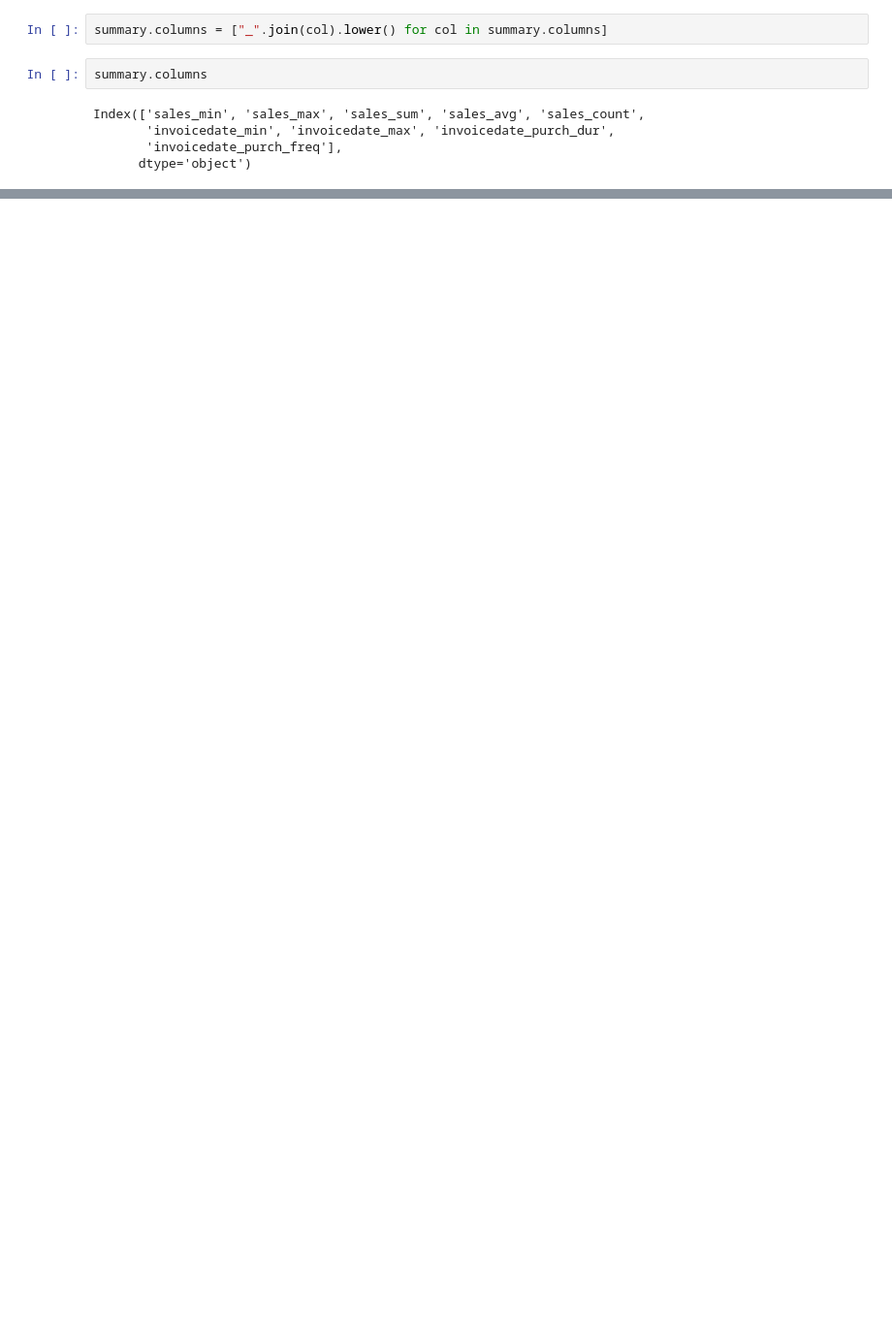
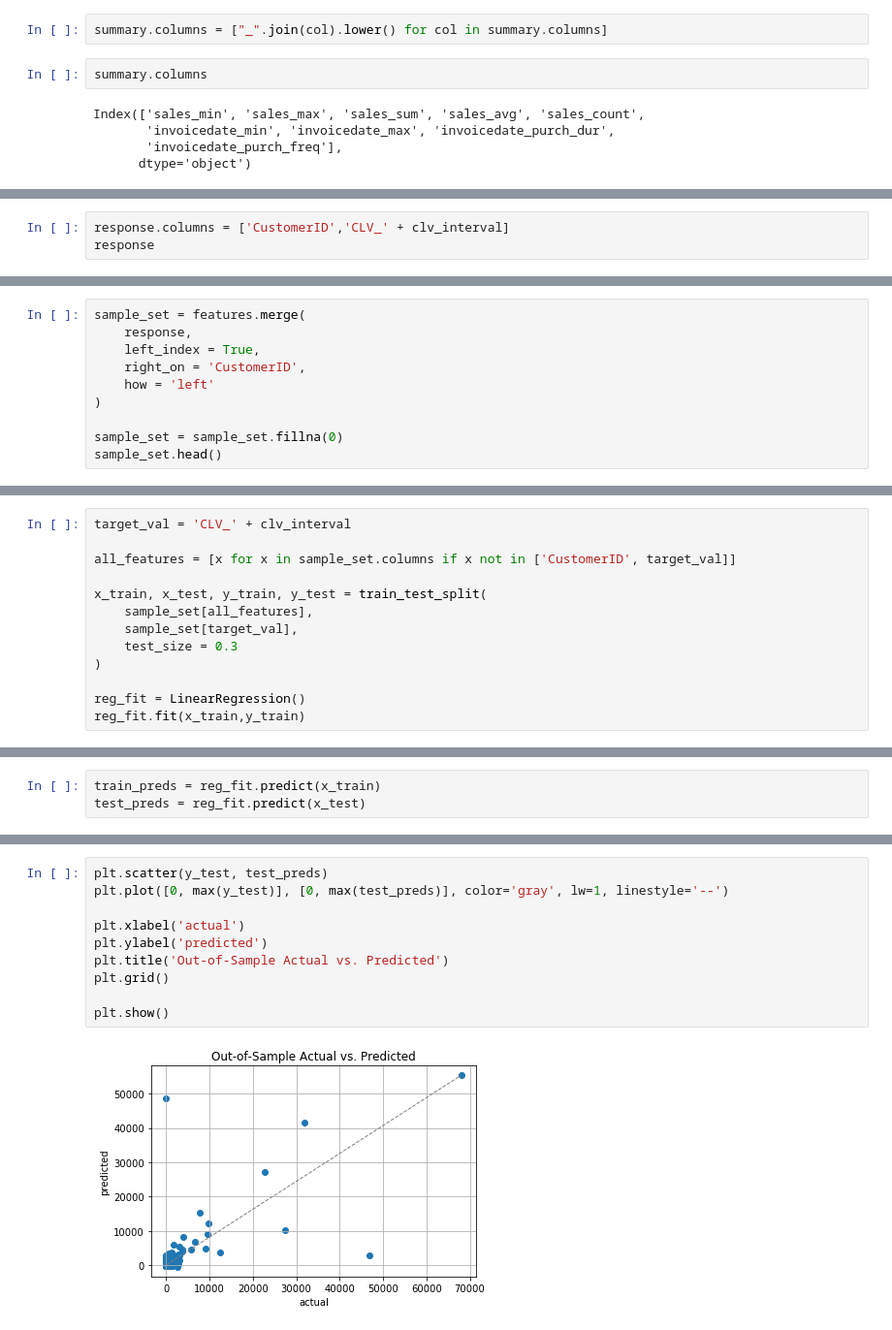
Before and after one commit to Zielzor/Customer-Lifetime-Value, a Jupyter notebook: Customer Lifetime Value Analysis.ipynb, the cells around one changed output, grey strips where cells are left out. Shown at 97% size. Drawn from its saved outputs; the diff is of its cells as text; blank space fills up the shorter version.

```diff
--- a/Customer Lifetime Value Analysis.ipynb
+++ b/Customer Lifetime Value Analysis.ipynb
@@ -97,0 +267,3 @@ Index(['sales_min', 'sales_max', 'sales_sum', 'sales_avg', 'sales_count',
+# %%
+response.columns = ['CustomerID','CLV_' + clv_interval]
+response
@@ -97,0 +286,10 @@ Index(['sales_min', 'sales_max', 'sales_sum', 'sales_avg', 'sales_count',
+# %%
+sample_set = features.merge(
+    response,
+    left_index = True,
+    right_on = 'CustomerID',
+    how = 'left'
+)
+
+sample_set = sample_set.fillna(0)
+sample_set.head()
@@ -97,0 +305,13 @@ Index(['sales_min', 'sales_max', 'sales_sum', 'sales_avg', 'sales_count',
+# %%
+target_val = 'CLV_' + clv_interval
+
+all_features = [x for x in sample_set.columns if x not in ['CustomerID', target_val]]
+
+x_train, x_test, y_train, y_test = train_test_split(
+    sample_set[all_features],
+    sample_set[target_val],
+    test_size = 0.3
+)
+
+reg_fit = LinearRegression()
+reg_fit.fit(x_train,y_train)
@@ -97,0 +349,3 @@ Index(['sales_min', 'sales_max', 'sales_sum', 'sales_avg', 'sales_count',
+# %%
+train_preds = reg_fit.predict(x_train)
+test_preds = reg_fit.predict(x_test)
@@ -97,0 +370,12 @@ Index(['sales_min', 'sales_max', 'sales_sum', 'sales_avg', 'sales_count',
+# %%
+plt.scatter(y_test, test_preds)
+plt.plot([0, max(y_test)], [0, max(test_preds)], color='gray', lw=1, linestyle='--')
+
+plt.xlabel('actual')
+plt.ylabel('predicted')
+plt.title('Out-of-Sample Actual vs. Predicted')
+plt.grid()
+
+plt.show()
+# %% [output]
+[figure, added]
```
Also changed, not shown: parts of 34 cells of this notebook.
